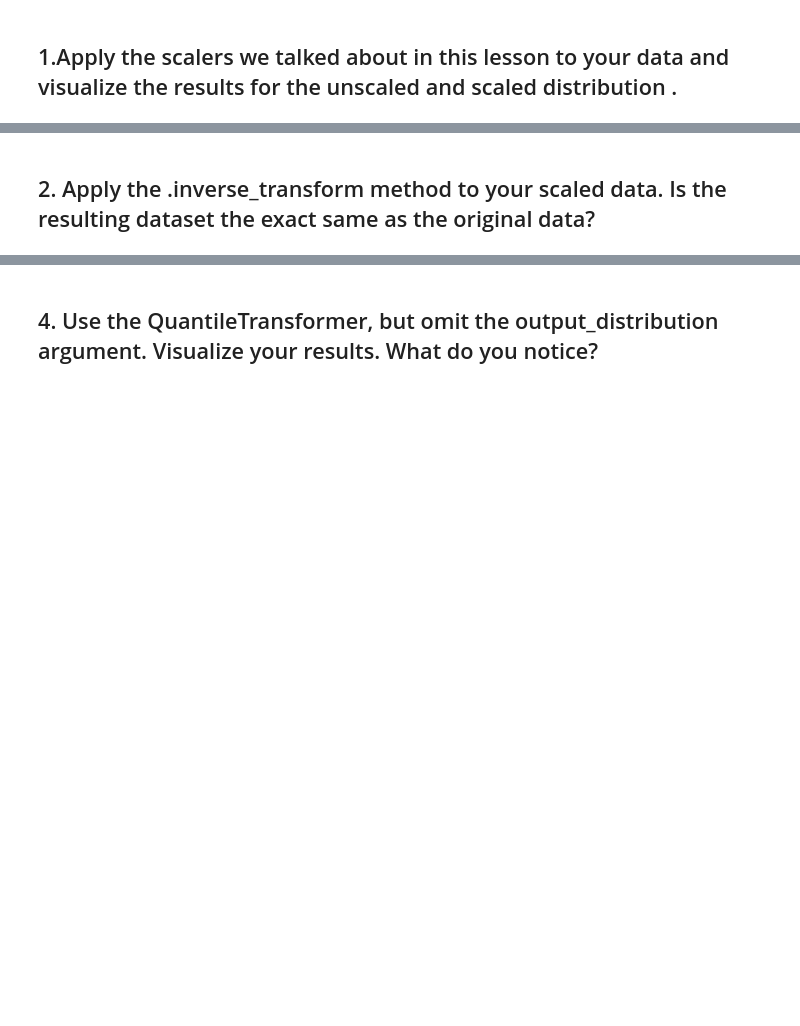
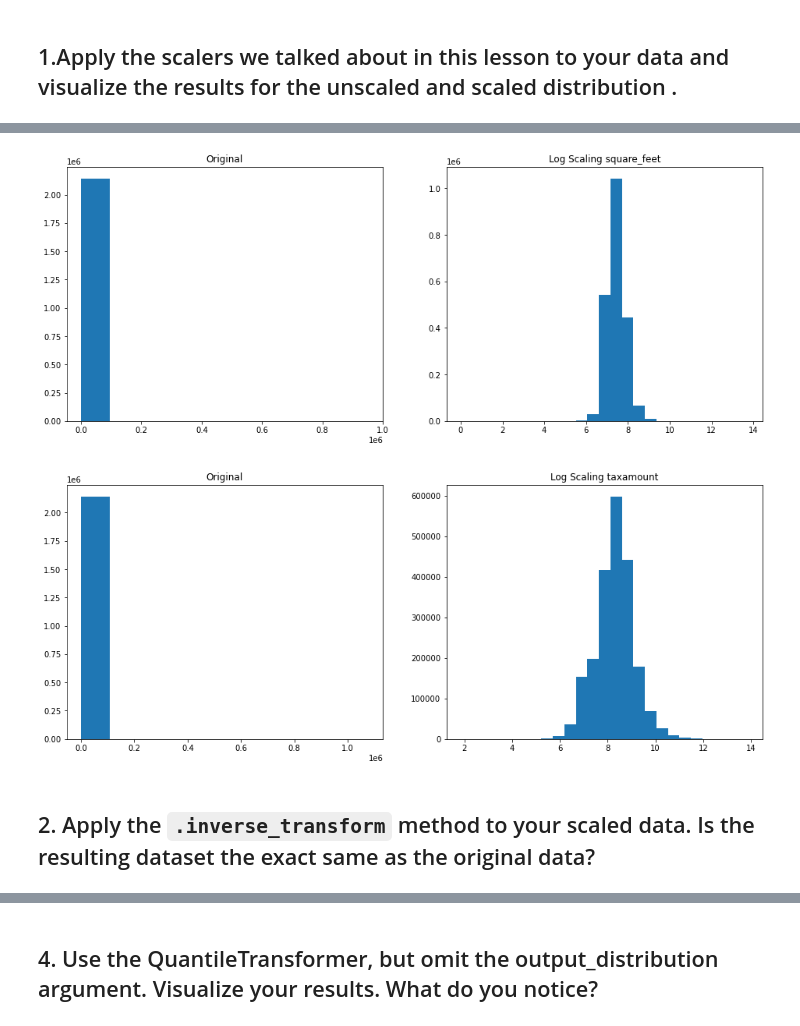
Before and after one commit to markydoug/regression-exercises, a Jupyter notebook: scaling.ipynb, the cells around one changed output, grey strips where cells are left out. Cells and saved outputs as stored; diff of their text form; code cells hidden in the pictures; blank space fills up the shorter version.

````diff
--- a/scaling.ipynb
+++ b/scaling.ipynb
@@ -29,2 +64,13 @@ zillow.head()
+# %%
+for col in log_cols:
+    fig, (ax1, ax2) = plt.subplots(1,2, figsize=(16,6))
+    ax1.hist(zillow_scaled[col])
+    ax1.set_title('Original')
+    ax2.hist(np.log(zillow_scaled[col]), bins = 25)
+    ax2.set_title(f'Log Scaling {col}')
+    plt.show()
+# %% [output]
+[figure, added]
+[figure, added]
 # %% [markdown]
-## 2. Apply the .inverse_transform method to your scaled data. Is the resulting dataset the exact same as the original data?
+## 2. Apply the ```.inverse_transform``` method to your scaled data. Is the resulting dataset the exact same as the original data?
````
Also changed, not shown: parts of 21 cells of this notebook.
